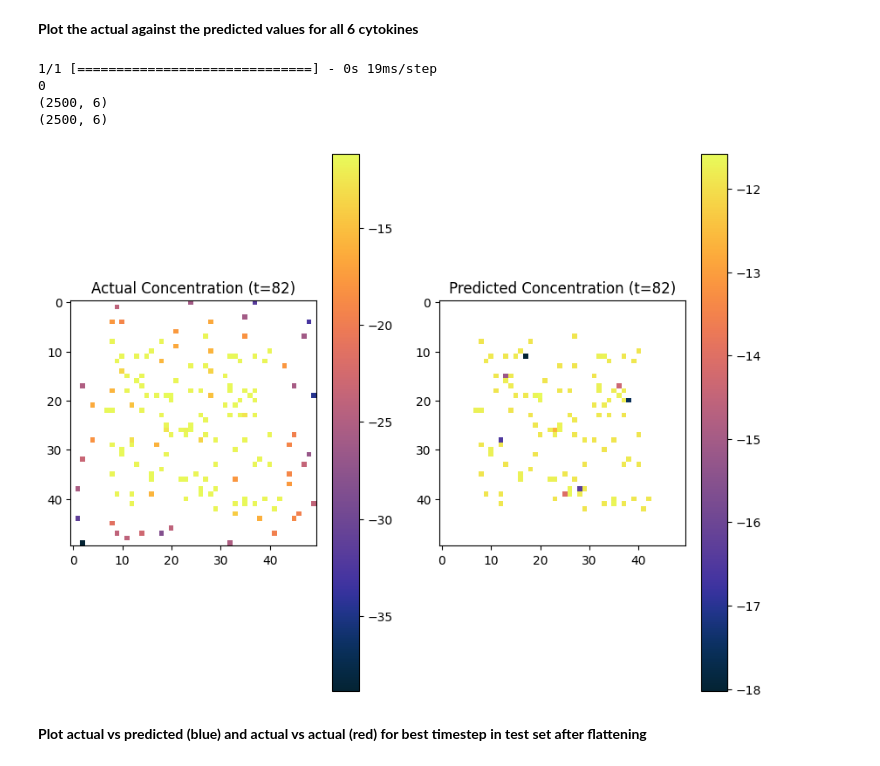
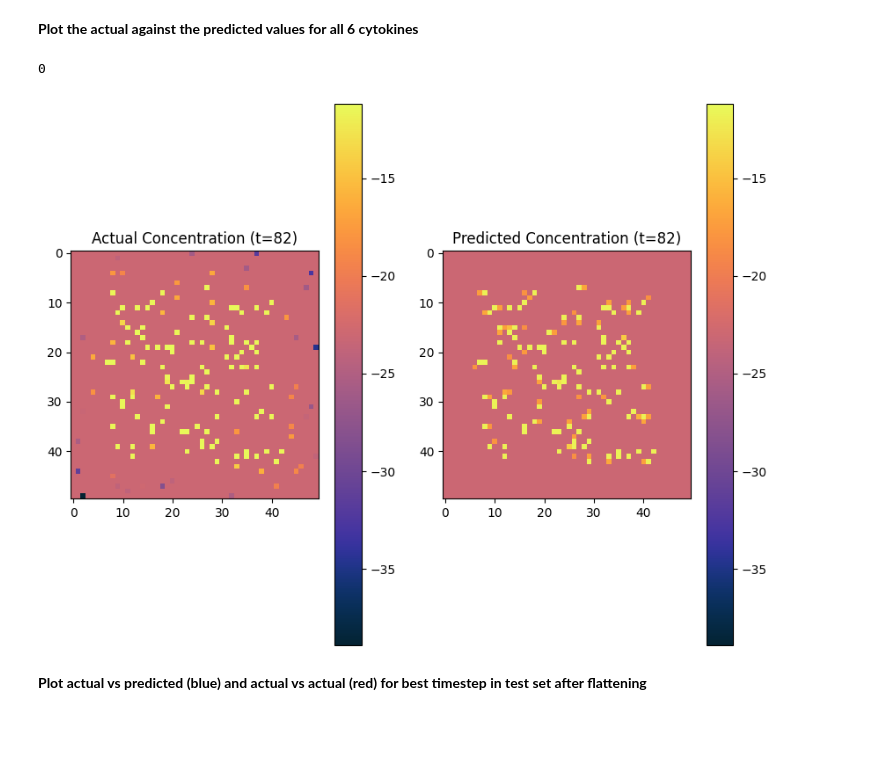
Before and after one commit to giannis3p/UvA-thesis-neural-agent-models, a Jupyter notebook: train.ipynb, the cells around one changed output. Cells and saved outputs as stored; diff of their text form; code cells hidden in the pictures; blank space fills up the shorter version.

```diff
--- a/train.ipynb
+++ b/train.ipynb
@@ -691,12 +691,10 @@ plt.show()
 # %% [markdown]
 **Plot the actual against the predicted values for all 6 cytokines**
 # %%
-y_pred = model.predict(X_test)
-
+# Flatten the y_pred and y_test tensors
 y_pred_shape = y_pred.shape
 y_test_shape = y_test.shape
 
-# Flatten the y_pred and y_test tensors
 y_pred_flattened = np.reshape(y_pred, (y_pred_shape[0], -1, y_pred_shape[-1]))
 y_test_flattened = np.reshape(y_test, (y_test_shape[0], -1, y_test_shape[-1]))
 
@@ -706,70 +704,55 @@ mse = np.mean((y_pred_flattened - y_test_flattened) ** 2, axis=(1, 2))
 # Find the timestep with the smallest error
 best_timestep = np.argmin(mse)
 print(best_timestep)
 
 # Get the flattened values for the best timestep
 best_y_pred_flattened = y_pred_flattened[best_timestep]
 best_y_test_flattened = y_test_flattened[best_timestep]
 
-# Create arrays for x and y coordinates for the best timestep
-X = np.repeat(np.arange(y_test_shape[1]), y_test_shape[2])
-Y = np.tile(np.arange(y_test_shape[2]), y_test_shape[1])
+# Handle zero or negative values before log transformation
+epsilon = 1e-10  # Small constant to avoid log(0)
+best_y_pred_flattened = np.where(best_y_pred_flattened <= 0, epsilon, best_y_pred_flattened)
+best_y_test_flattened = np.where(best_y_test_flattened <= 0, epsilon, best_y_test_flattened)
 
-# Create the DataFrame for the best timestep
-df_best_timestep = pd.DataFrame({
-    'X': X,
-    'Y': Y,
-    **{f'feature_{i+1}': best_y_pred_flattened[:, i] for i in range(y_pred_shape[-1])}
-})
+# Calculate vmin and vmax before reshaping and log transformation
+vmin = min(best_y_test_flattened.min(), best_y_pred_flattened.min())
+vmax = max(best_y_test_flattened.max(), best_y_pred_flattened.max())
 
-# Save the DataFrame to a CSV file
-df_best_timestep.to_csv('data/STA-LSTM t=82 (used for grid).csv', index=False)
-
-# Verify shapes
-print(best_y_test_flattened.shape)
-print(best_y_pred_flattened.shape)
-
-# Create plots for the best timestep
-output_dir = 'plots-LSTM'
-os.makedirs(output_dir, exist_ok=True)
-
-num_features = best_y_test_flattened.shape[1]
-
-feature_idx = 0
+# Apply log scale
+log_y_test_flattened = np.log(best_y_test_flattened)
+log_y_pred_flattened = np.log(best_y_pred_flattened)
 
 # Reshape the feature data to a 50x50 grid
-y_test_grid = np.reshape(best_y_test_flattened[:, feature_idx], (50, 50))
-y_pred_grid = np.reshape(best_y_pred_flattened[:, feature_idx], (50, 50))
+y_test_grid = np.reshape(log_y_test_flattened[:, 0], (50, 50))
+y_pred_grid = np.reshape(log_y_pred_flattened[:, 0], (50, 50))
 
-# Apply log scale
-log_y_test_grid = np.log(y_test_grid)
-log_y_pred_grid = np.log(y_pred_grid)
+# Update vmin and vmax to handle log transformation correctly
+vmin = min(y_test_grid.min(), y_pred_grid.min())
+vmax = max(y_test_grid.max(), y_pred_grid.max())
 
 plt.figure(figsize=(10, 8))
 
 # Plotting actual values
 plt.subplot(1, 2, 1)
-plt.imshow(log_y_test_grid, cmap=cmocean.cm.thermal)
+im1 = plt.imshow(y_test_grid, cmap=cmocean.cm.thermal, vmin=vmin, vmax=vmax)
 plt.title('Actual Concentration (t=82)')
-plt.colorbar()
+plt.colorbar(im1)
 
 # Plotting predicted values
 plt.subplot(1, 2, 2)
-plt.imshow(log_y_pred_grid, cmap=cmocean.cm.thermal)
+im2 = plt.imshow(y_pred_grid, cmap=cmocean.cm.thermal, vmin=vmin, vmax=vmax)
 plt.title('Predicted Concentration (t=82)')
-plt.colorbar()
+plt.colorbar(im2)
 
 # Save the plot to the specified folder
-plot_filename = f'{feature_idx+1}_grid at t=82.png'
+output_dir = 'plots-Conv2-LSTM'
+plot_filename = f'{0+1}_grid at t=82.png'
 plot_path = os.path.join(output_dir, plot_filename)
 plt.savefig(plot_path)
 plt.show()
 # %% [output]
-1/1 [==============================] - 0s 19ms/step
 0
-(2500, 6)
-(2500, 6)
-[figure, old version]
+[figure, new version]
 # %% [markdown]
 **Plot actual vs predicted (blue) and actual vs actual (red) for best timestep in test set after flattening**
 # %%
```
Also changed, not shown: parts of 1 cell of this notebook, 2 other files.
